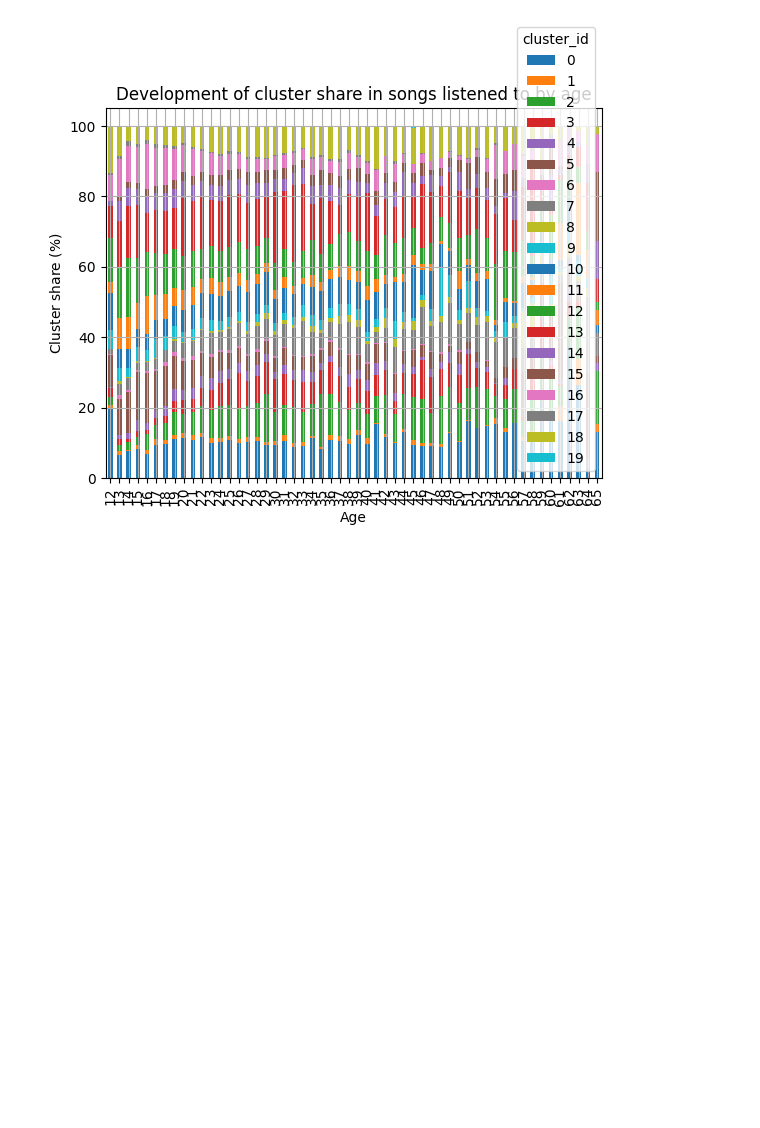
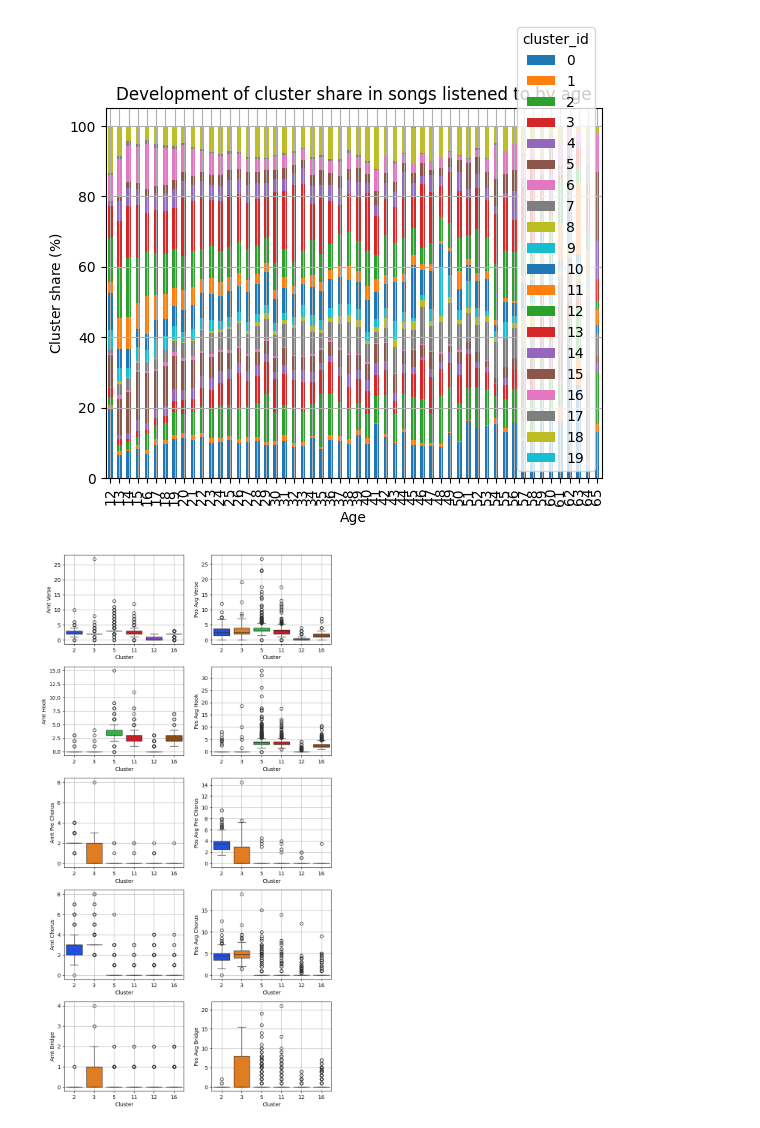
Before and after one commit to sbakker6/MusicRSAndChildren, a Jupyter notebook: analysis.ipynb, the cells around one changed output. Cells and saved outputs as stored; diff of their text form; code cells hidden in the pictures; blank space fills up the shorter version.

```diff
--- a/analysis.ipynb
+++ b/analysis.ipynb
@@ -339,3 +351,76 @@ plt.show()
 # %% [output]
 <Figure size 1600x1600 with 0 Axes>
 [figure]
+# %%
+# Get all fingerprints for the songs with the interesting clusters.
+
+conn, cursor = create_connection("genius_db")
+cursor.execute(
+    f"""
+select sf.*, sc.cluster_id
+from song_fingerprint sf join song_cluster sc using(song_id)
+where cluster_id in ({', '.join(['%s' for _ in interesting_clusters])})
+""",
+    interesting_clusters,
+)
+cols = ["song_id"] + columns[1:] + ["cluster_id"]
+fingerprints = pd.DataFrame(cursor.fetchall(), columns=cols).set_index("song_id")
+conn.close()
+
+
+# Create plots for features
+max_cols = 2
+direction = 'col' # row = fill rows first; col = fill columns first
+inch_per_column, inch_per_row = 4, 3
+palette = sns.color_palette("bright")[: len(fingerprints.cluster_id.unique())]
+display_title = False
+interested_sections = [
+    "verse",
+    "hook",
+    "pre_chorus",
+    "chorus",
+    "bridge"
+]
+
+plots = {
+    "Section feature descriptors": ["amt", "pos_avg"],
+    # "Section amount" : ["amt"],
+    # "Section postition": ["pos_avg"],
+}
+
+assert direction in ['row', 'col'], "Pick row or col direction"
+for title, features in plots.items():
+    considered_colums = [f"{feature}_{section}" for feature in features for section in interested_sections]
+    amt_considered_columns = len(considered_colums)
+    ncols = min(amt_considered_columns, max_cols)
+    nrows = int(np.ceil(amt_considered_columns / ncols))
+    figsize = (inch_per_column * ncols, inch_per_row * nrows)
+    fig, axes = plt.subplots(ncols=ncols, nrows=nrows, figsize=figsize)
+    # MAP AXES TO THE CORRECT ORDER
+    if nrows > 1:
+        axes = axes.flatten() if direction == 'row' else axes.T.flatten()
+    used_axes = []
+    for ax, feature in zip(axes, considered_colums):
+        sns.boxplot(
+            fingerprints,
+            x="cluster_id",
+            hue="cluster_id",
+            palette=palette,
+            y=feature,
+            ax=ax,
+            legend=False,
+        )
+        ax.set_xlabel("Cluster")
+        ax.set_ylabel(" ".join(map(str.capitalize, feature.split("_"))))
+        ax.grid()
+        used_axes.append(ax)
+    # Hide all unused axes
+    for ax in [ax for ax in axes if ax not in used_axes]:
+        ax.set_visible(False)
+    if display_title:
+        fig.suptitle(title)
+
+    fig.tight_layout(pad=1.0)
+    plt.show()
+# %% [output]
+[figure, added]
```
Also changed, not shown: parts of 7 cells of this notebook.
